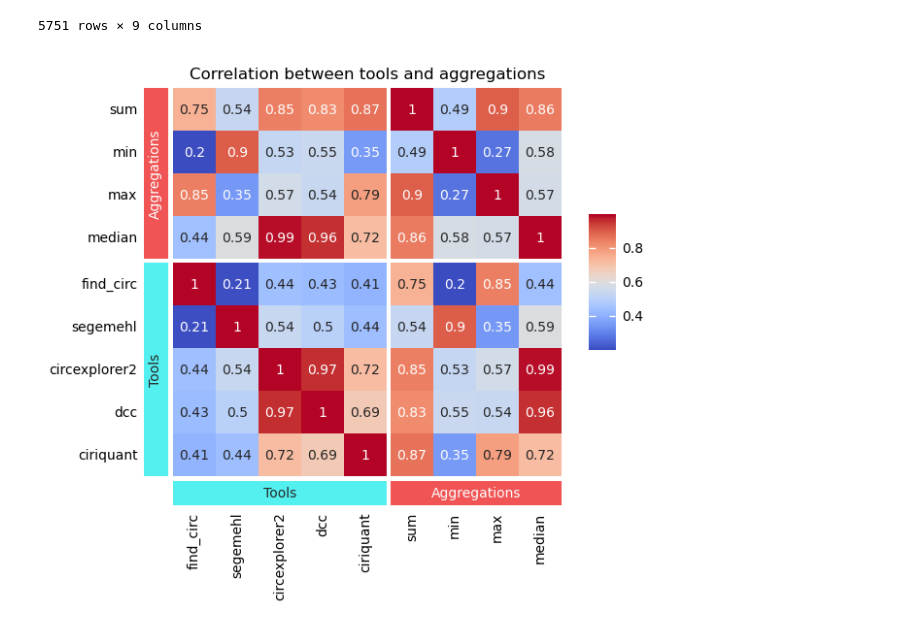
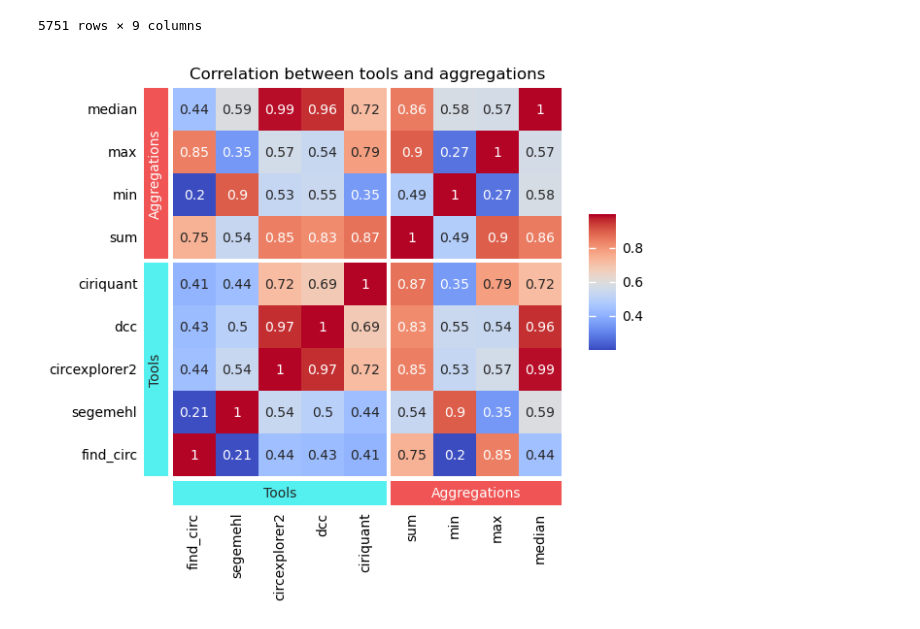
Before and after one commit to nictru/bsc-thesis, a Jupyter notebook: data/quantification.ipynb, the cells around one changed output. Cells and saved outputs as stored; diff of their text form; code cells hidden in the pictures.

Commit message:
Improve quantification heatmap

```diff
--- a/data/quantification.ipynb
+++ b/data/quantification.ipynb
@@ -128,20 +128,23 @@ df_plot
 # %%
 # Calculate the correlation matrix
 corr = df_plot.corr()
+
+# Invert column order
+corr = corr.iloc[::-1]
 
 h = ma.Heatmap(corr, annot=True)
 
 categories = ["Tools", "Aggregations"]
 
 h.group_cols([categories[0] if group in tools else categories[1] for group in corr.columns], order=categories)
 h.group_rows([categories[0] if group in tools else categories[1] for group in corr.index], order=categories[::-1])
 h.add_bottom(ma.plotter.Chunk(categories, fill_colors=["#54F0F0", "#F05454"]), pad=0.05)
 h.add_bottom(ma.plotter.Labels(corr.columns), pad=0.05)
 h.add_left(ma.plotter.Chunk(categories[::-1], fill_colors=["#54F0F0", "#F05454"][::-1]), pad=0.05)
 h.add_left(ma.plotter.Labels(corr.index), pad=0.05)
 
 h.add_legends("right")
 h.add_title("Correlation between tools and aggregations")
 h.save(os.path.join(OUT_DIR, "correlation_heatmap.png"))
 # %% [output]
-[figure, old version]
+[figure, new version]
```
Also changed, not shown: 1 other file.
